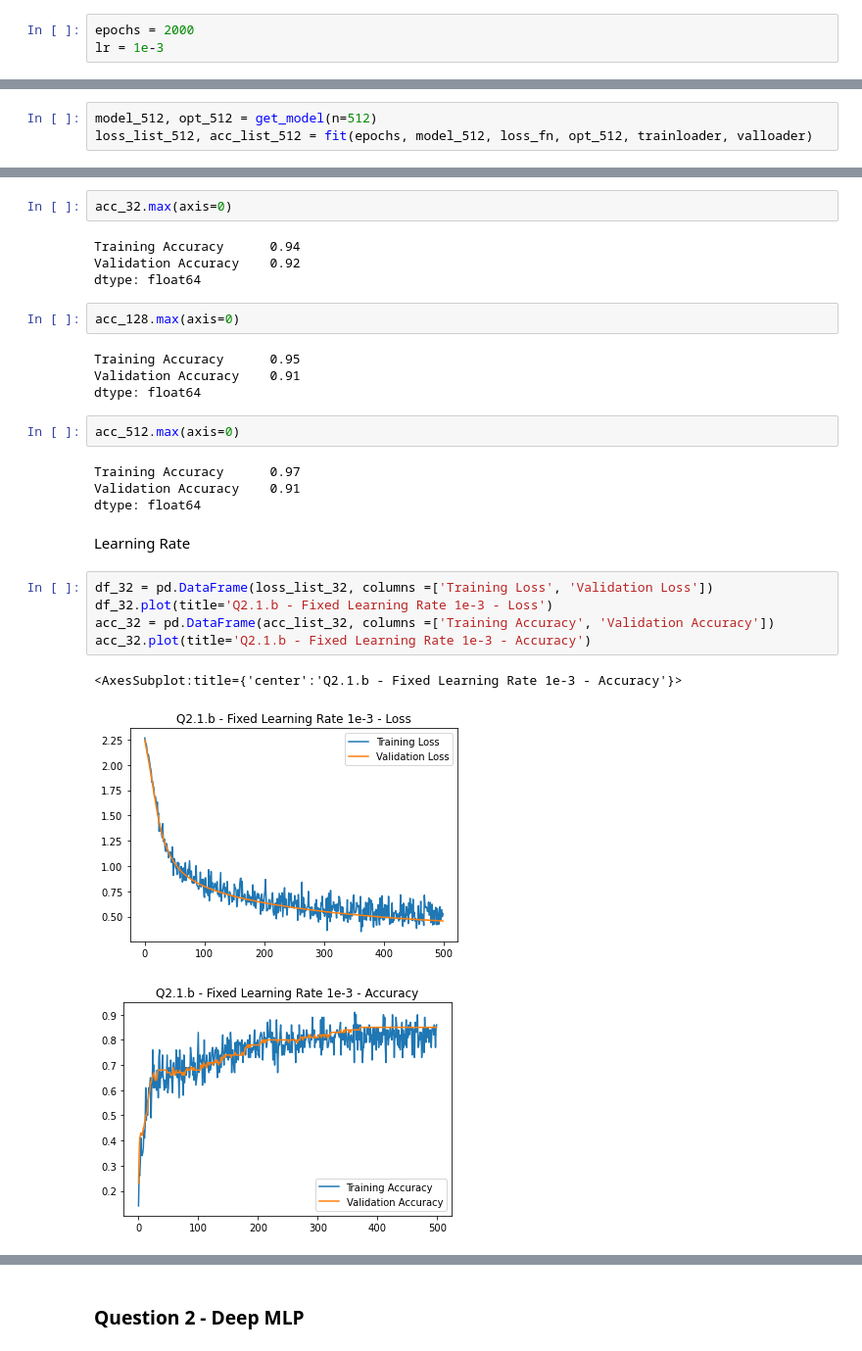
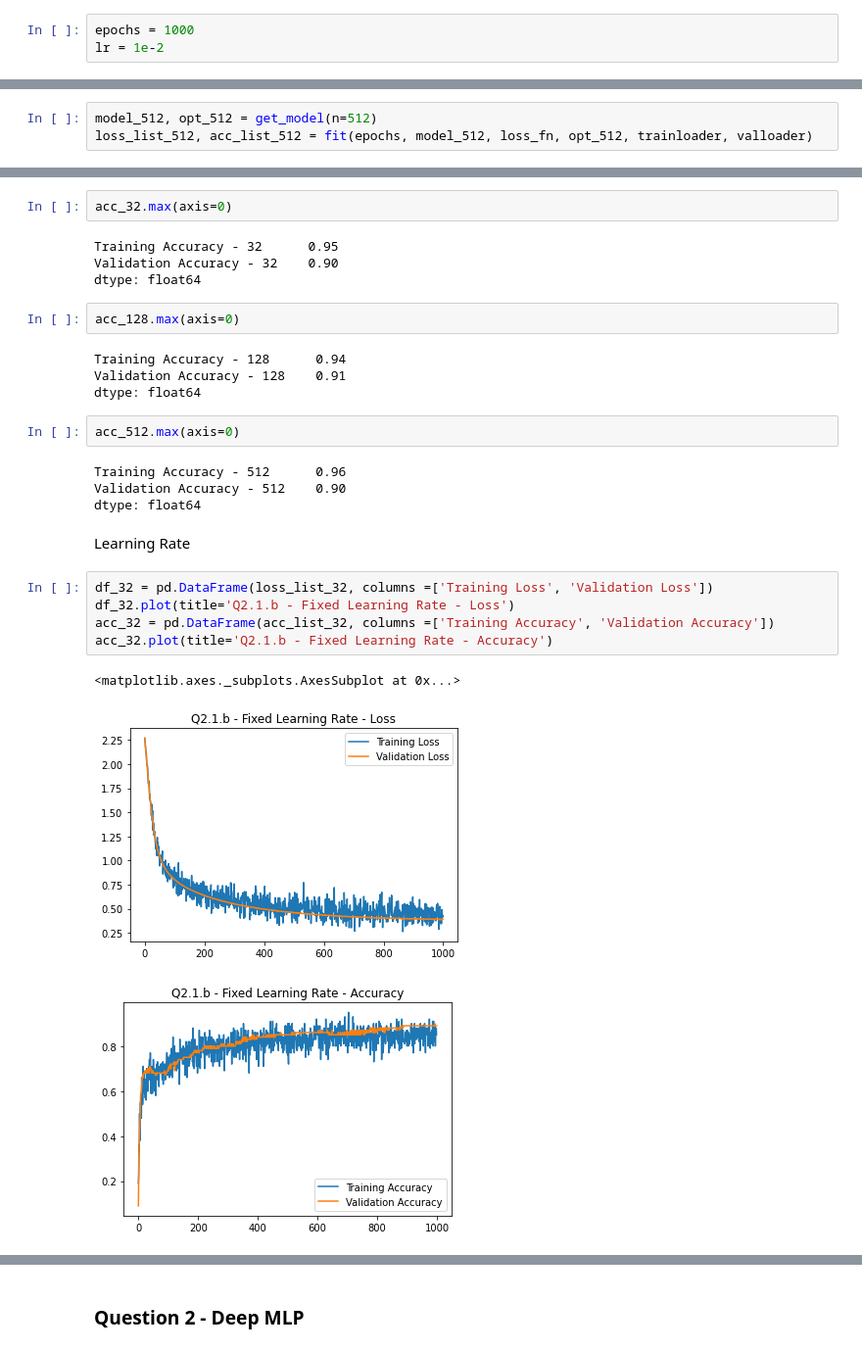
Before and after one commit to jlgao2/ece4179, a Jupyter notebook: hw2/hw2_Q2.ipynb, the cells around one changed output, grey strips where cells are left out. Shown at 98% size. Cells and saved outputs as stored; diff of their text form.

```diff
--- a/hw2/hw2_Q2.ipynb
+++ b/hw2/hw2_Q2.ipynb
@@ -15,8 +15,8 @@ from torch.optim.lr_scheduler import StepLR
 device = torch.device(
     "cuda") if torch.cuda.is_available() else torch.device("cpu")
 # %%
-epochs = 2000
-lr = 1e-3
+epochs = 1000
+lr = 1e-2
 # %% [markdown]
 ## Q2 dataloader
 
@@ -176,31 +196,31 @@ acc_512.plot(title='Q2.1.a - n=512 - Accuracy')
 # %%
 acc_32.max(axis=0)
 # %% [output]
-Training Accuracy      0.94
-Validation Accuracy    0.92
+Training Accuracy - 32      0.95
+Validation Accuracy - 32    0.90
 dtype: float64
 # %%
 acc_128.max(axis=0)
 # %% [output]
-Training Accuracy      0.95
-Validation Accuracy    0.91
+Training Accuracy - 128      0.94
+Validation Accuracy - 128    0.91
 dtype: float64
 # %%
 acc_512.max(axis=0)
 # %% [output]
-Training Accuracy      0.97
-Validation Accuracy    0.91
+Training Accuracy - 512      0.96
+Validation Accuracy - 512    0.90
 dtype: float64
 # %% [markdown]
 Learning Rate
 # %%
 df_32 = pd.DataFrame(loss_list_32, columns =['Training Loss', 'Validation Loss'])
-df_32.plot(title='Q2.1.b - Fixed Learning Rate 1e-3 - Loss')
+df_32.plot(title='Q2.1.b - Fixed Learning Rate - Loss')
 acc_32 = pd.DataFrame(acc_list_32, columns =['Training Accuracy', 'Validation Accuracy'])
-acc_32.plot(title='Q2.1.b - Fixed Learning Rate 1e-3 - Accuracy')
+acc_32.plot(title='Q2.1.b - Fixed Learning Rate - Accuracy')
 # %% [output]
-<AxesSubplot:title={'center':'Q2.1.b - Fixed Learning Rate 1e-3 - Accuracy'}>
+<matplotlib.axes._subplots.AxesSubplot at 0x...>
-[figure, old version]
+[figure, new version]
-[figure, old version]
+[figure, new version]
 # %%
 model_32_lr, opt_32_lr = get_model()
```
Also changed, not shown: parts of 20 cells of this notebook, 1 other file.
